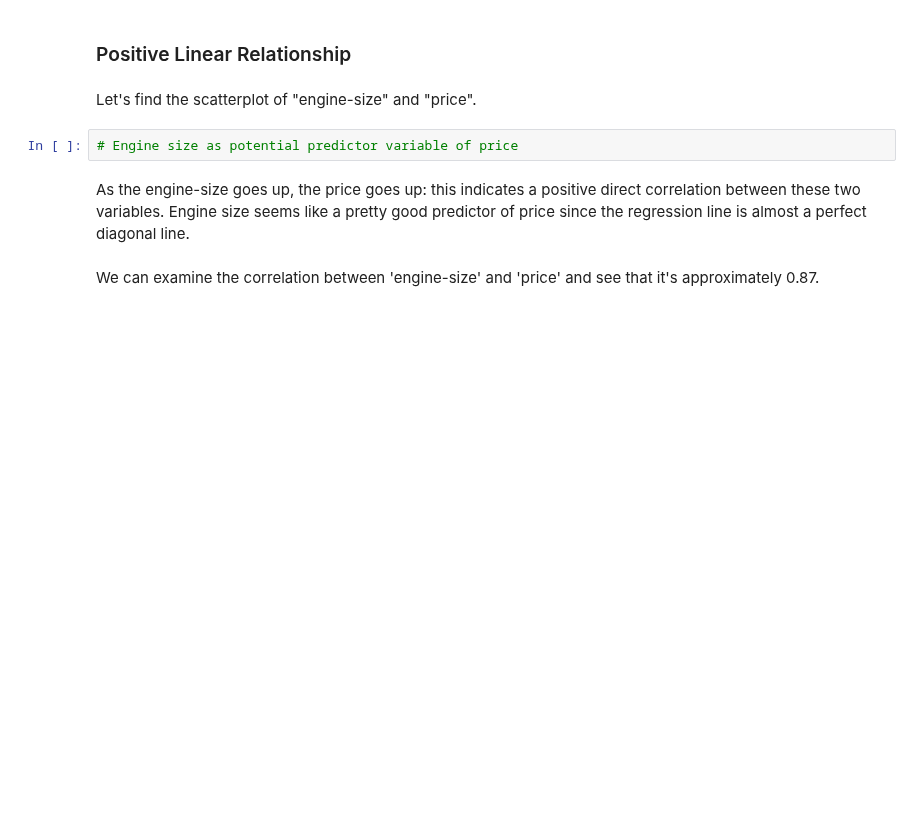
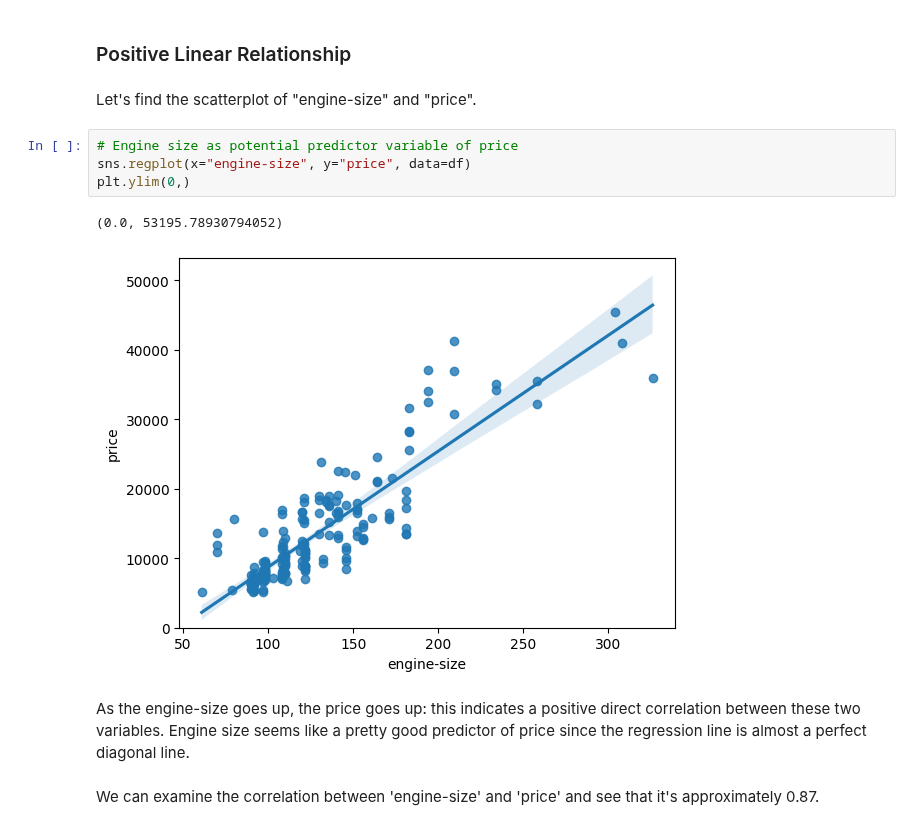
Before and after one commit to sammizewskiperscholas/pandas_demos, a Jupyter notebook: coursera_labs/DA0101EN-3-Review-Exploratory-Data-Analysis.ipynb, the cells around one changed output. Cells and saved outputs as stored; diff of their text form; blank space fills up the shorter version.

```diff
--- a/coursera_labs/DA0101EN-3-Review-Exploratory-Data-Analysis.ipynb
+++ b/coursera_labs/DA0101EN-3-Review-Exploratory-Data-Analysis.ipynb
@@ -121,6 +178,11 @@ Let's see several examples of different linear relationships:
 Let's find the scatterplot of "engine-size" and "price".
 # %%
 # Engine size as potential predictor variable of price
+sns.regplot(x="engine-size", y="price", data=df)
+plt.ylim(0,)
+# %% [output]
+(0.0, 53195.78930794052)
+[figure, added]
 # %% [markdown]
 <p>As the engine-size goes up, the price goes up: this indicates a positive direct correlation between these two variables. Engine size seems like a pretty good predictor of price since the regression line is almost a perfect diagonal line.</p>
 # %% [markdown]
```
Also changed, not shown: parts of 49 cells of this notebook, 3 other files.
